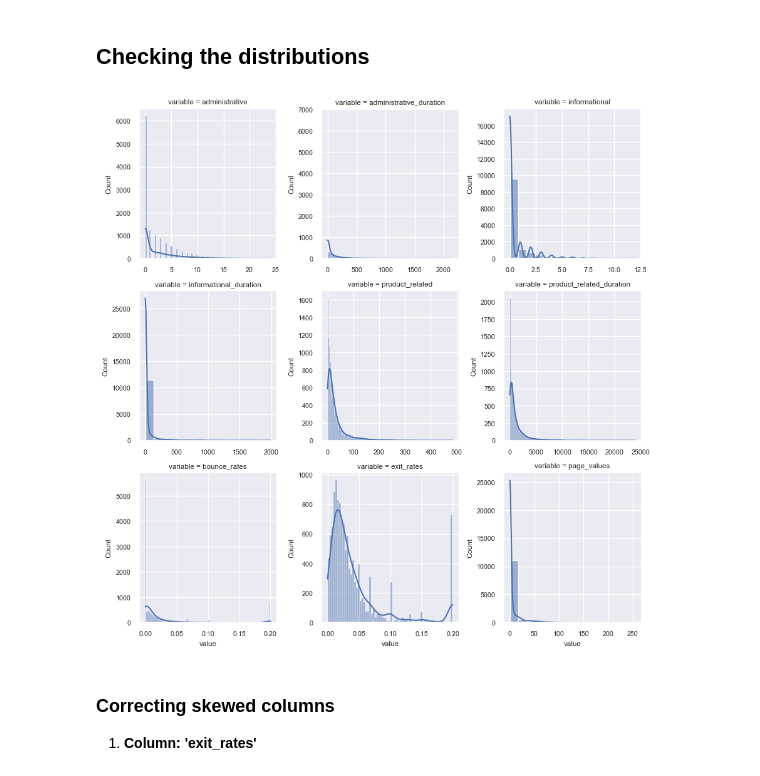
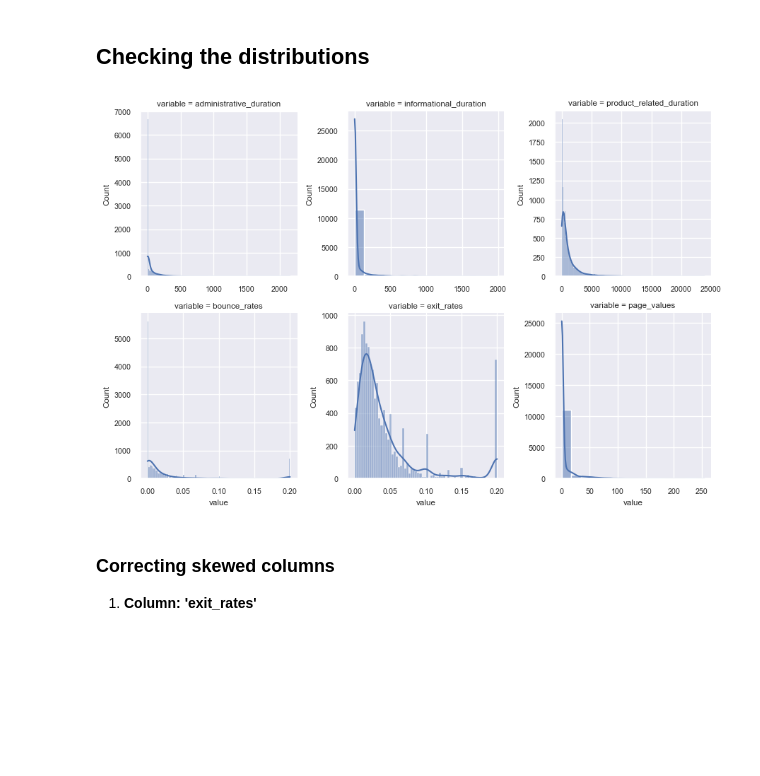
Before and after one commit to selvatica-36/Exploratory-data-analysis---Online-shopping-in-retail, a Jupyter notebook: EDA_customer_activity.ipynb, the cells around one changed output. Drawn from its saved outputs; the diff is of its cells as text; code cells hidden in the pictures; blank space fills up the shorter version.

```diff
--- a/EDA_customer_activity.ipynb
+++ b/EDA_customer_activity.ipynb
@@ -224,20 +224,17 @@ plotter.nulls_dataframe_plot()
 # %% [markdown]
 ## Checking the distributions
 # %%
-numeric_features = ['administrative',
-                    'administrative_duration',
-                    'informational',
+numeric_features = ['administrative_duration',
                     'informational_duration',
-                    'product_related',
                     'product_related_duration',
                     'bounce_rates',
                     'exit_rates',
                     'page_values',
                     ]
 
 plotter.numeric_distributions_grid(numeric_features)
 # %% [output]
-[figure, old version]
+[figure, new version]
 # %% [markdown]
 ### Correcting skewed columns
 1. **Column: 'exit_rates'**
```
Also changed, not shown: parts of 19 cells of this notebook.
